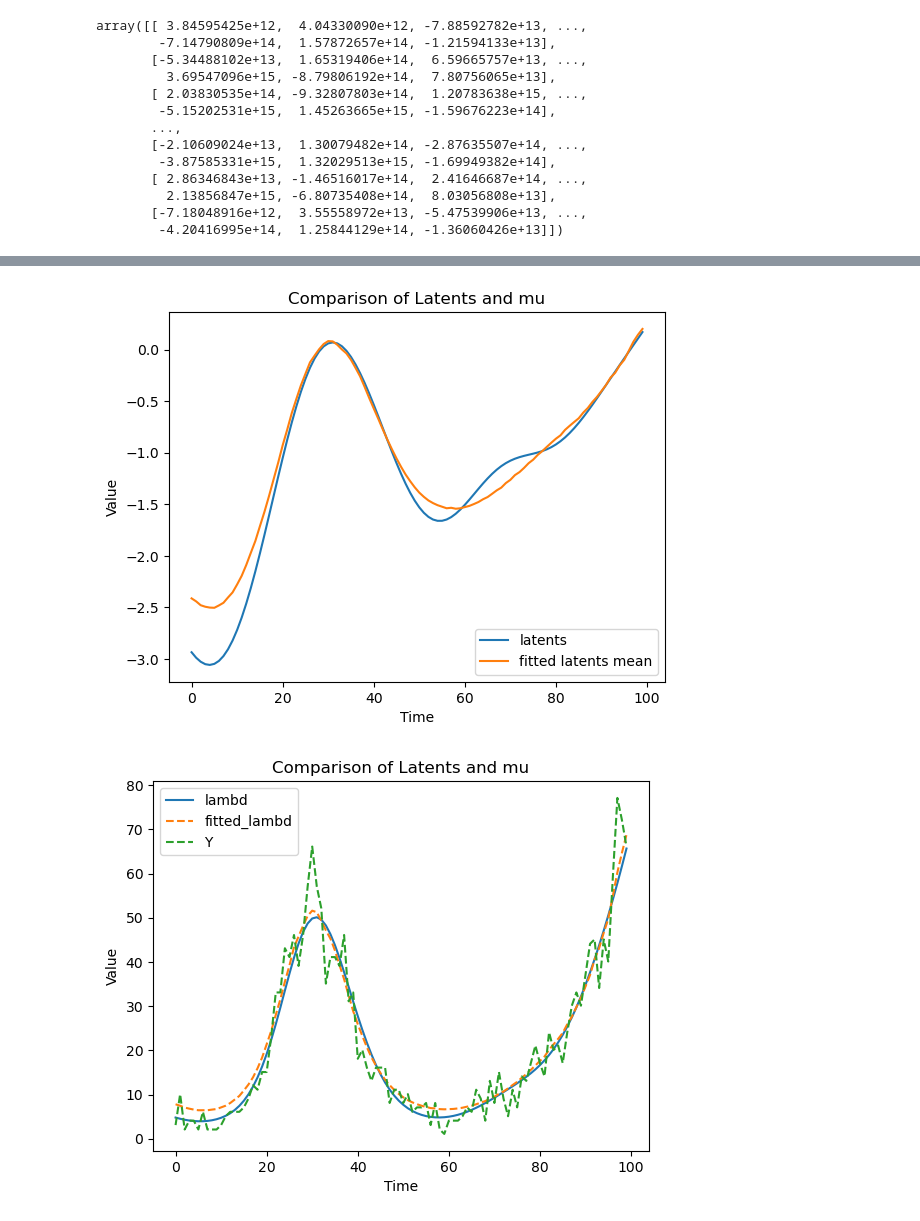
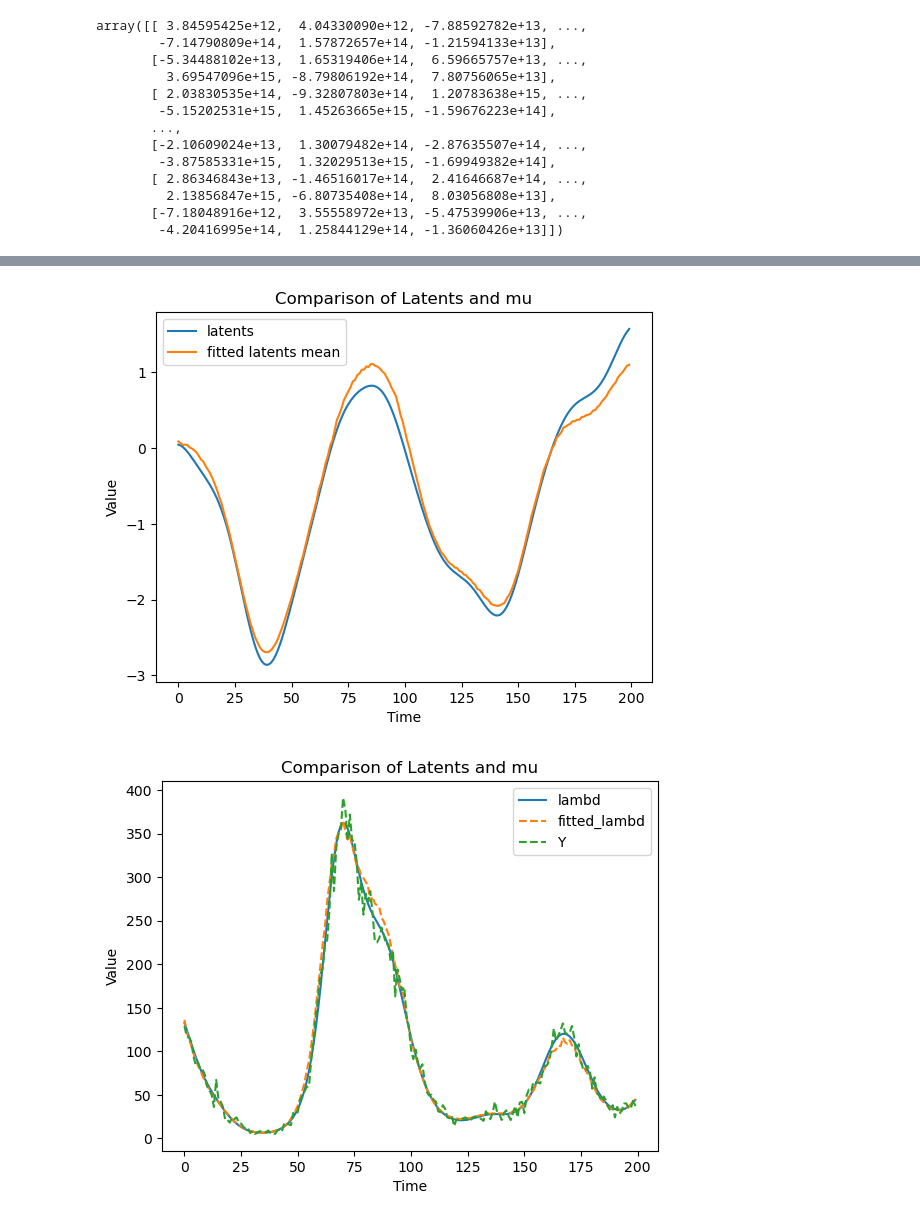
Before and after one commit to Qi-Xin/FC-GPFA, a Jupyter notebook: Decoder.ipynb, the cells around one changed output, grey strips where cells are left out. Drawn from its saved outputs; the diff is of its cells as text; code cells hidden in the pictures.

Commit message:
finish hessian

```diff
--- a/Decoder.ipynb
+++ b/Decoder.ipynb
@@ -102,7 +102,7 @@ def gpfa_poisson_fix_weights(Y,
                              K,
                              bias=None,
                              max_iter=10,
-                             tol=1e-6,
+                             tol=1e-2,
                              verbose=False):
     """
     Perform Gaussian Process Factor Analysis (GPFA) with fixed weights for Poisson data.
@@ -126,37 +126,34 @@ def gpfa_poisson_fix_weights(Y,
     # mu = np.ones((ntrial, nlatent, nt))
     mu = np.random.rand(ntrial, nlatent, nt)
 
-    K = get_K(nt=nt, L=20)
+    # K = get_K(nt=nt, L=50)
     inv_K = np.linalg.inv(K+1e-3*np.eye(nt))
     if bias is None:
         bias = 4
+    loss_old = -np.inf
 
     for i in range(max_iter):
 
         log_lambd = weights@mu + bias
         lambd = np.exp(log_lambd)
         loss = np.sum(Y*log_lambd - lambd)
-        # grad = -mu@inv_K
+        if verbose:
+            print(f'Loss changed  {loss-loss_old}')
+        if i>=10 and loss-loss_old < 1e-3:
+            print(f'Converged at iteration {i} with loss {loss}')
+            break
         grad = weights.T@(Y-lambd) - mu@inv_K
-        # grad = np.zeros((ntrial, nlatent, nt))
-        # for itrial in range(ntrial):
-        #     for ilatent in range(nlatent):
-        #         temp_grad = np.zeros((nt))
-        #         for it in range(nt):
-        #             for ineuron in range(nneuron):
-        #                 temp_grad[it] += weights[ineuron, ilatent]*(Y[itrial, ineuron, it]-lambd[itrial, ineuron, it])
-        #         grad[itrial, ilatent, :] = temp_grad
-                # grad[itrial, ilatent, :] = weights[:, ilatent]@(Y[itrial, :, :]-lambd[itrial, :, :]) \
-                #     - mu[itrial, ilatent, :]@inv_K
-                # grad[itrial, ilatent, :] = - mu[itrial, ilatent, :]@inv_K
-        # hessian = -inv_K - make_4d_diagonal(((weights**2).T)@lambd)
+        hessian = -inv_K[np.newaxis, np.newaxis, :, :] - make_4d_diagonal(((weights**2).T)@lambd)
+        # eigenvalues = np.linalg.eigvalsh(hessian)
+        # assert np.all(eigenvalues <= 0.1)
 
-        mu_new = mu + 1e-3*grad
-        # mu_new = mu - 1e-1*np.linalg.solve(hessian, grad)
+        # mu_new = mu + 1e-3*grad
+        mu_new = mu - 1e-1*np.linalg.solve(hessian, grad)
 
-        loss_new = np.sum(Y*np.log(lambd) - lambd)
+        loss_old = loss
         # Check convergence
         if np.linalg.norm(mu-mu_new) < tol:
+            print(f'Converged at iteration {i} with loss {loss}')
             break
         mu = mu_new
 
@@ -164,9 +161,9 @@ def gpfa_poisson_fix_weights(Y,
 
 # Parameters for data generation
 ntrial = 1  # Number of trials
-nt = 100    # Number of time bins
-nneuron = 4 # Number of neurons
-nlatent = 2 # Number of latent variables
+nt = 200    # Number of time bins
+nneuron = 10 # Number of neurons
+nlatent = 4 # Number of latent variables
 
 # Generate covariance matrix K for the latent variables
 K = get_K(nt=nt, L=20)
@@ -177,6 +174,7 @@ latents = np.random.multivariate_normal(np.zeros(nt), K, (ntrial, nlatent))
 # latents = np.swapaxes(latents, 1, 2)
 
 # Known weights matrix
+np.random.seed(3)
 weights = np.abs(np.random.rand(nneuron, nlatent))
 
 # Generate observed spike counts Y
@@ -186,7 +184,8 @@ lambd = np.exp(weights@latents+4)
 Y = np.random.poisson(lambd)
 
 # Now Y, weights, and K can be used to test the gpfa_poisson_fix_weights function
-mu, fitted_lambd = gpfa_poisson_fix_weights(Y, weights, K, max_iter=100)
+mu, fitted_lambd = gpfa_poisson_fix_weights(Y, weights, K, max_iter=100, verbose=True)
+
 
 plt.figure()
 plt.plot(latents[0, 0, :], label='latents')
@@ -211,5 +227,5 @@ plt.show()
-[figure, old version]
+[figure, new version]
-[figure, old version]
+[figure, new version]
 # %%
 mu
 # %% [output]
```
Also changed, not shown: parts of 1 cell of this notebook.
